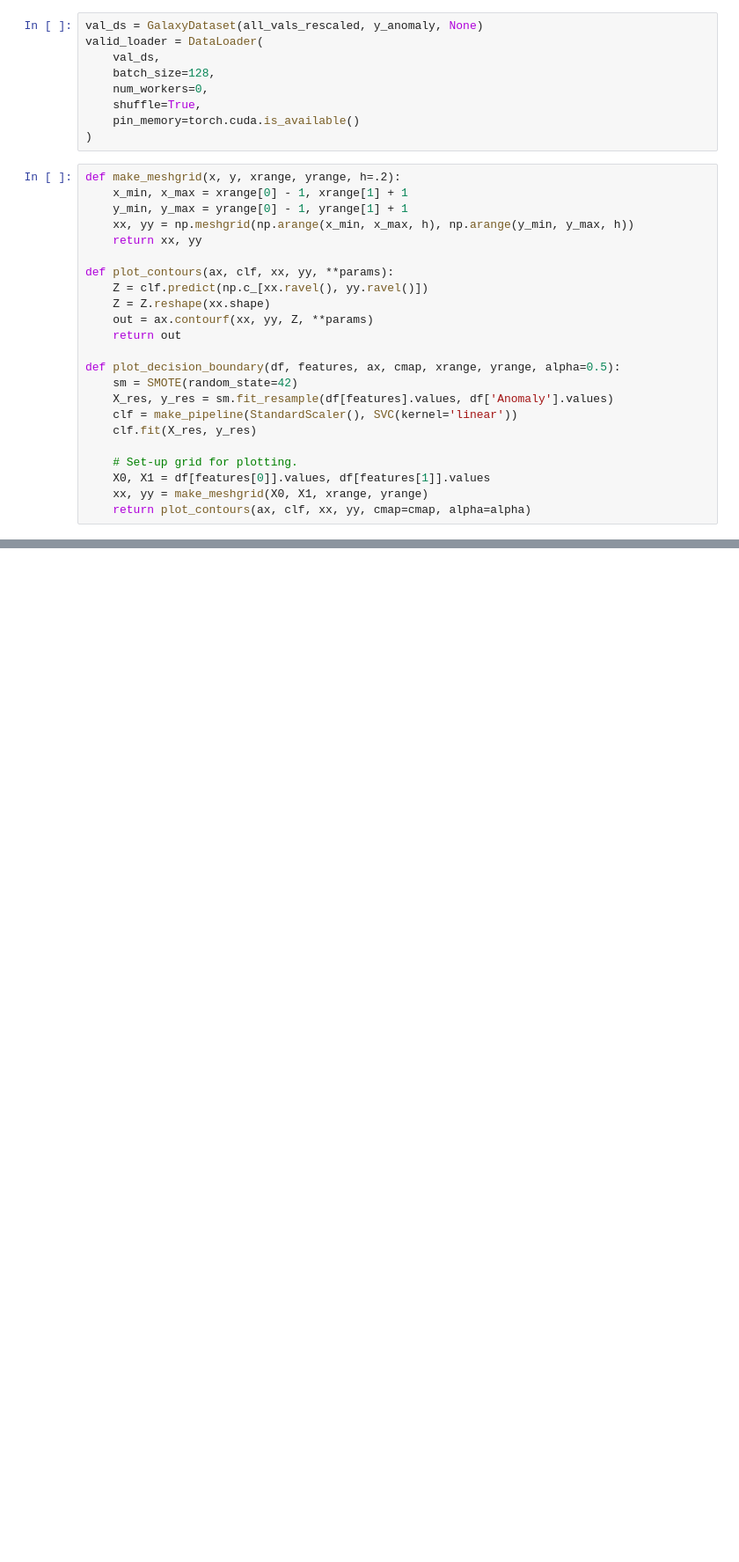
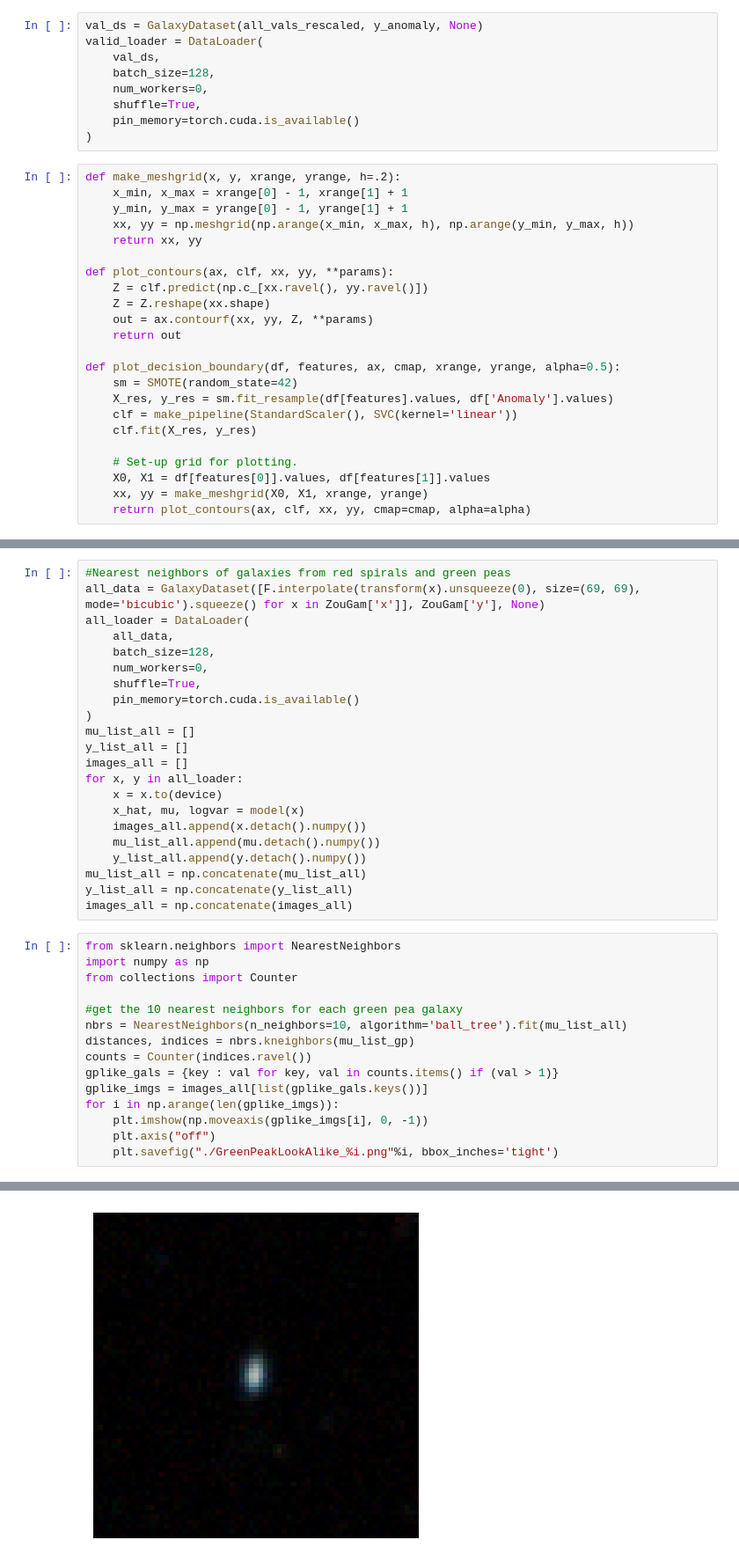
Before and after one commit to alexandergagliano/neurIPS_physics_CVAE, a Jupyter notebook: findAnomalies.ipynb, the cells around one changed output, grey strips where cells are left out. Shown at 88% size. Drawn from its saved outputs; the diff is of its cells as text; blank space fills up the shorter version.

Commit message:
Update anomalies code to include nearest-neighbors search

```diff
--- a/findAnomalies.ipynb
+++ b/findAnomalies.ipynb
@@ -516,3 +523,41 @@ plt.subplots_adjust(wspace=-0.1, hspace=0.2)
 plt.savefig("LatentGrid_GAMAZou26k_d5_learnedpa.png",dpi=200, bbox_inches='tight')
 # %% [output]
 [figure]
+# %%
+#Nearest neighbors of galaxies from red spirals and green peas
+all_data = GalaxyDataset([F.interpolate(transform(x).unsqueeze(0), size=(69, 69), mode='bicubic').squeeze() for x in ZouGam['x']], ZouGam['y'], None)
+all_loader = DataLoader(
+    all_data,
+    batch_size=128,
+    num_workers=0,
+    shuffle=True,
+    pin_memory=torch.cuda.is_available()
+)
+mu_list_all = []
+y_list_all = []
+images_all = []
+for x, y in all_loader:
+    x = x.to(device)
+    x_hat, mu, logvar = model(x)
+    images_all.append(x.detach().numpy())
+    mu_list_all.append(mu.detach().numpy())
+    y_list_all.append(y.detach().numpy())
+mu_list_all = np.concatenate(mu_list_all)
+y_list_all = np.concatenate(y_list_all)
+images_all = np.concatenate(images_all)
+# %%
+from sklearn.neighbors import NearestNeighbors
+import numpy as np
+from collections import Counter
+
+#get the 10 nearest neighbors for each green pea galaxy
+nbrs = NearestNeighbors(n_neighbors=10, algorithm='ball_tree').fit(mu_list_all)
+distances, indices = nbrs.kneighbors(mu_list_gp)
+counts = Counter(indices.ravel())
+gplike_gals = {key : val for key, val in counts.items() if (val > 1)}
+gplike_imgs = images_all[list(gplike_gals.keys())]
+for i in np.arange(len(gplike_imgs)):
+    plt.imshow(np.moveaxis(gplike_imgs[i], 0, -1))
+    plt.axis("off")
+    plt.savefig("./GreenPeakLookAlike_%i.png"%i, bbox_inches='tight')
+# %% [output]
@@ -518,0 +574 @@ plt.savefig("LatentGrid_GAMAZou26k_d5_learnedpa.png",dpi=200, bbox_inches='tight
+[figure, added]
```
Also changed, not shown: parts of 14 cells of this notebook.
